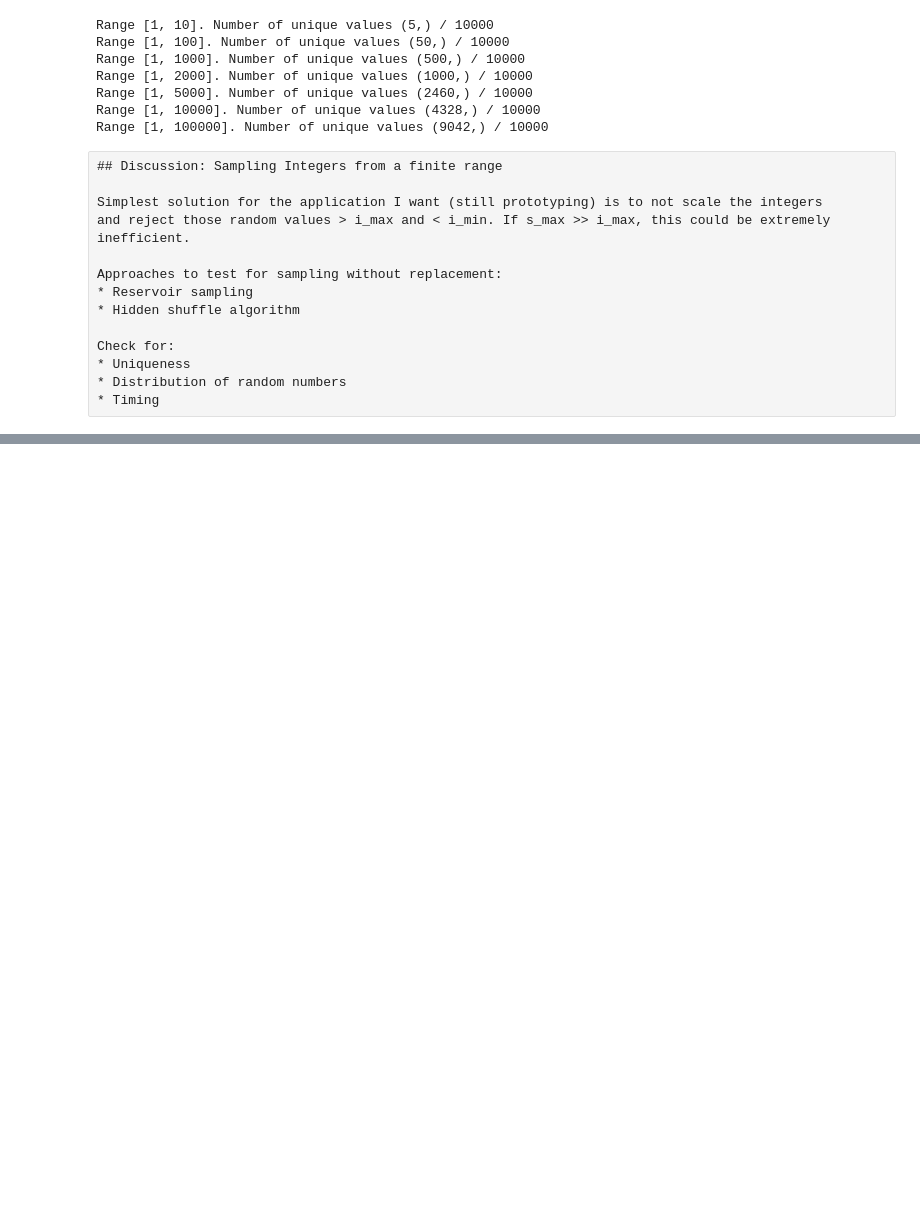
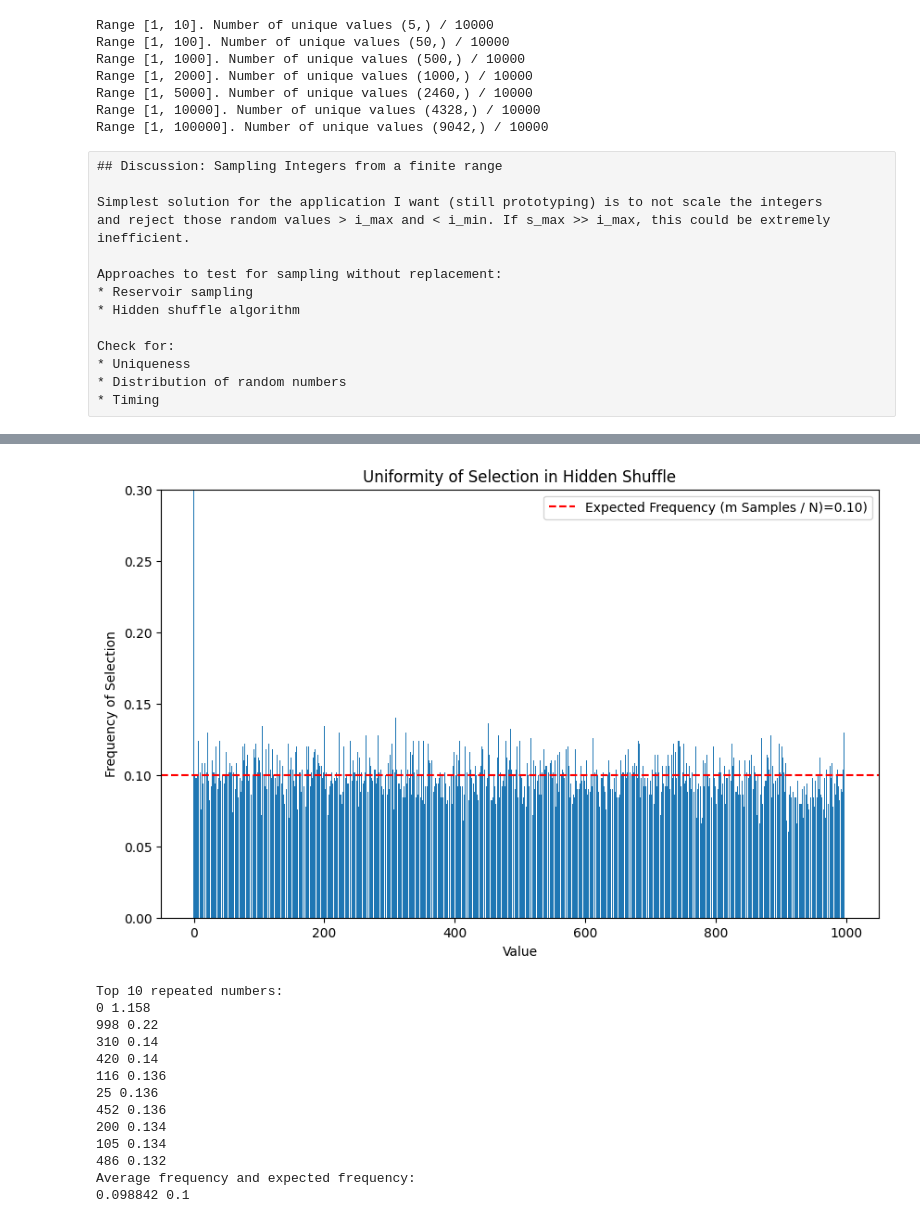
Before and after one commit to AlexBuccheri/random_sampling, a Jupyter notebook: jupyter/analysis.ipynb, the cells around one changed output, grey strips where cells are left out. Drawn from its saved outputs; the diff is of its cells as text; code cells hidden in the pictures; blank space fills up the shorter version.

```diff
--- a/jupyter/analysis.ipynb
+++ b/jupyter/analysis.ipynb
@@ -92,0 +166,61 @@ Check for:
+# %%
+""" Hidden-Shuffle Sampling
+
+Same test as above.
+
+Testing the value distribution.
+* Generate a set of numbers k times.
+* Plot the distribution of the number repetition.
+"""
+
+n_sample = 100
+period = 1000
+n_repeats = 500
+repeats = {str(i): 0 for i in range(0, period + 1)}
+
+for i in range(n_repeats):
+    result = subprocess.run([f'./{build_dir}/hidden_shuffle', str(n_sample), str(period)], capture_output=True, check=True, encoding="utf-8")
+    for value in result.stdout.split():
+        repeats[str(value)] += 1
+# %%
+# Plot distribution
+
+expected_frequency = (n_sample / period)
+frequency = np.empty(shape=(period+1))
+for i in range(0, period+1):
+    frequency[i] = repeats[str(i)]
+
+plt.figure(figsize=(10, 6))
+plt.bar(range(0, period + 1), frequency / n_repeats)
+plt.xlabel('Value')
+plt.ylim([0, 0.3])
+plt.ylabel('Frequency of Selection')
+plt.title(f'Uniformity of Selection in Hidden Shuffle')
+plt.axhline(y=expected_frequency, color='r', linestyle='--', label=f'Expected Frequency (m Samples / N)={expected_frequency:.2f})')
+plt.legend()
+plt.show()
+
+print("Top 10 repeated numbers:")
+indices = np.argsort(-frequency)
+for i in range(0, 10):
+    i_new = indices[i]
+    print(i_new, frequency[i_new] / n_repeats)
+
+print("Average frequency and expected frequency:")
+print(np.mean(frequency[1:])/ n_repeats, expected_frequency)
+print('This looks very good if 0 is excluded')
+# %% [output]
+[figure, added]
+Top 10 repeated numbers:
+0 1.158
+998 0.22
+310 0.14
+420 0.14
+116 0.136
+25 0.136
+452 0.136
+200 0.134
+105 0.134
+486 0.132
+Average frequency and expected frequency:
+0.098842 0.1
```
Also changed, not shown: parts of 5 cells of this notebook.
